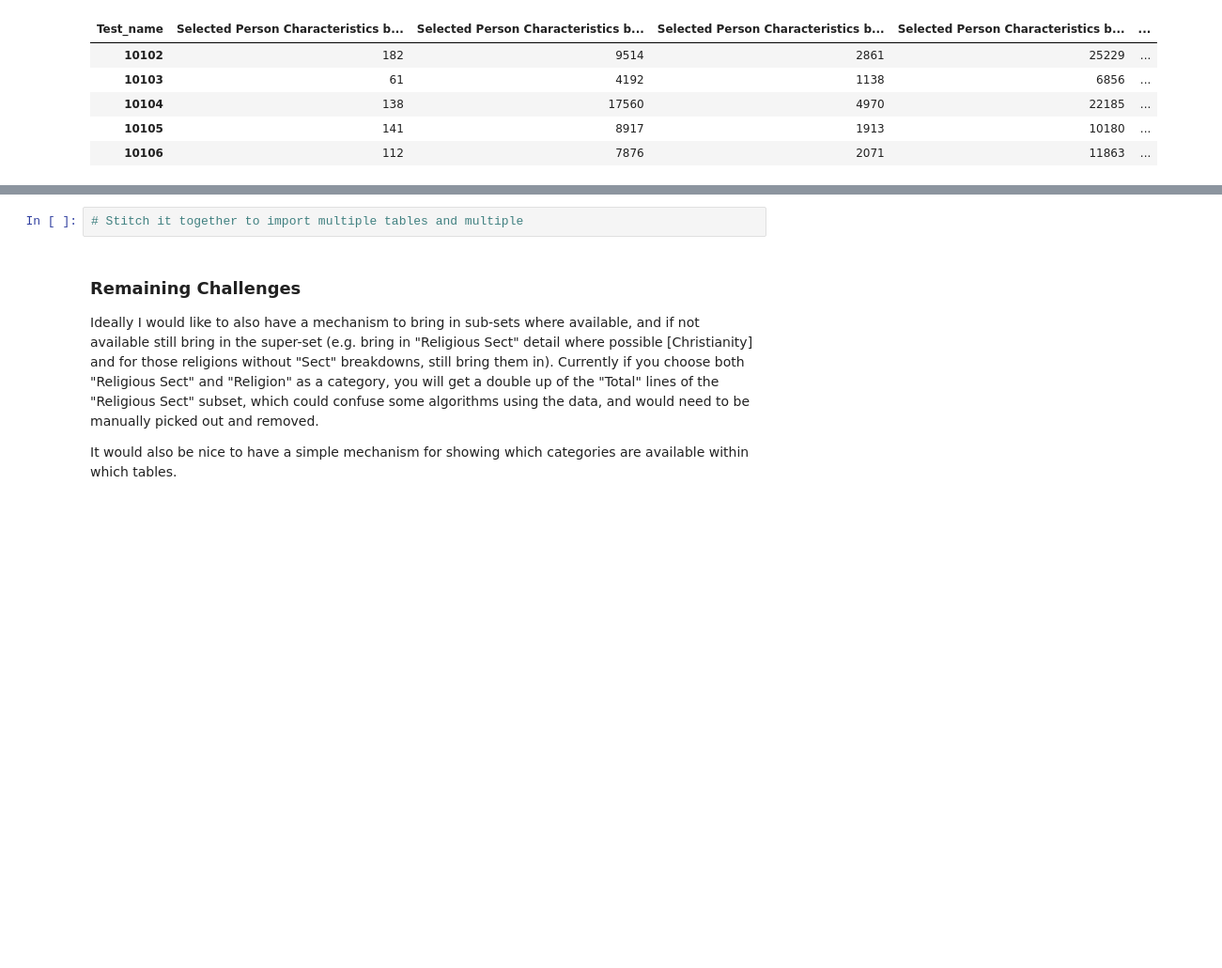
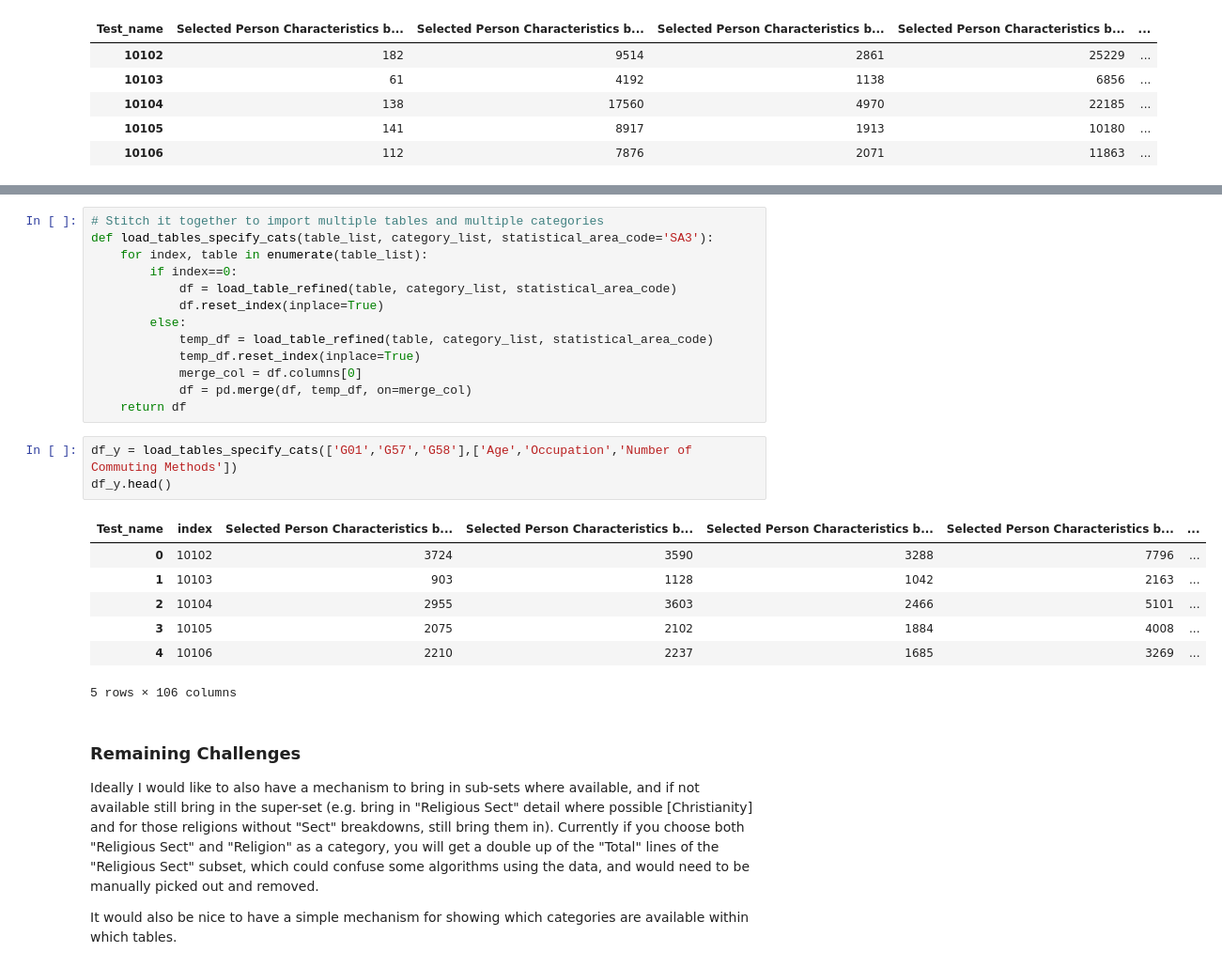
Before and after one commit to blkemp/Census-ASGS-Level-and-Model-Sensitivity, a Jupyter notebook: Census data navigation workings.ipynb, the cells around one changed output, grey strips where cells are left out. Shown: that part at 94% size. Saved outputs shown, nothing was run; the diff lists cells and outputs as text; blank space fills up the shorter version.

```diff
--- a/Census data navigation workings.ipynb
+++ b/Census data navigation workings.ipynb
@@ -576,5 +566,27 @@ df_no_match.head()
-# %%
-# Stitch it together to import multiple tables and multiple
+# %%
+# Stitch it together to import multiple tables and multiple categories
+def load_tables_specify_cats(table_list, category_list, statistical_area_code='SA3'):
+    for index, table in enumerate(table_list):
+        if index==0:
+            df = load_table_refined(table, category_list, statistical_area_code)
+            df.reset_index(inplace=True)
+        else:
+            temp_df = load_table_refined(table, category_list, statistical_area_code)
+            temp_df.reset_index(inplace=True)
+            merge_col = df.columns[0]
+            df = pd.merge(df, temp_df, on=merge_col)
+    return df
+# %%
+df_y = load_tables_specify_cats(['G01','G57','G58'],['Age','Occupation','Number of Commuting Methods'])
+df_y.head()
+# %% [output]
+| Test_name | index | Selected Person Characteristics b... | Selected Person Characteristics b... | Selected Person Characteristics b... | Selected Person Characteristics b... | ... |
+| 0 | 10102 | 3724 | 3590 | 3288 | 7796 | ... |
+| 1 | 10103 | 903 | 1128 | 1042 | 2163 | ... |
+| 2 | 10104 | 2955 | 3603 | 2466 | 5101 | ... |
+| 3 | 10105 | 2075 | 2102 | 1884 | 4008 | ... |
+| 4 | 10106 | 2210 | 2237 | 1685 | 3269 | ... |
+5 rows × 106 columns
 # %% [markdown]
 ### Remaining Challenges
 Ideally I would like to also have a mechanism to bring in sub-sets where available, and if not available still bring in the super-set (e.g. bring in "Religious Sect" detail where possible [Christianity] and for those religions without "Sect" breakdowns, still bring them in). Currently if you choose both "Religious Sect" and "Religion" as a category, you will get a double up of the "Total" lines of the "Religious Sect" subset, which could confuse some algorithms using the data, and would need to be manually picked out and removed.
```
Also changed, not shown: parts of 2 cells of this notebook, 13 other files.
